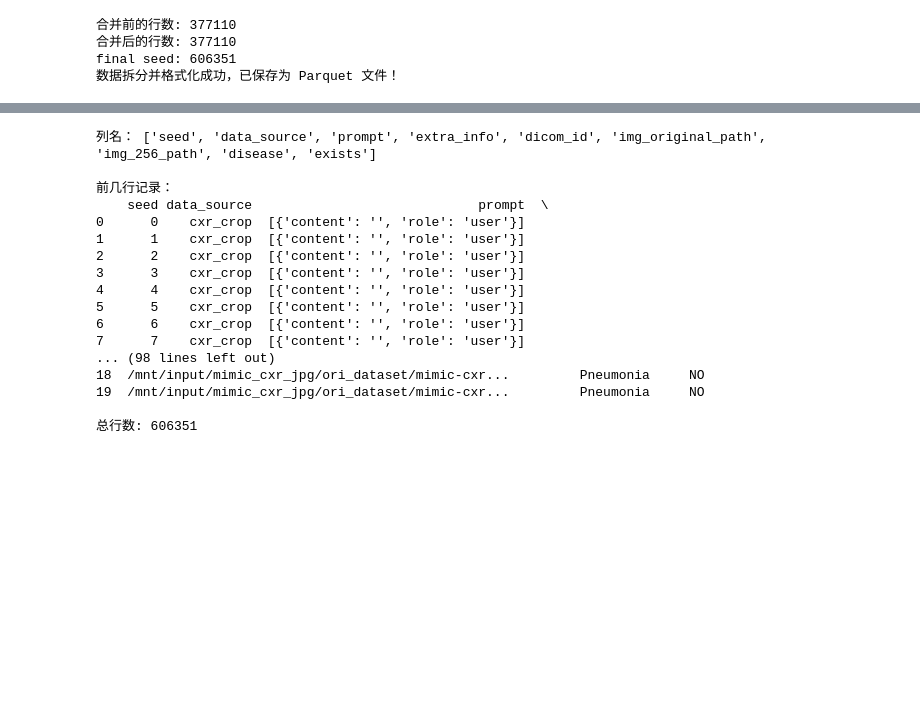
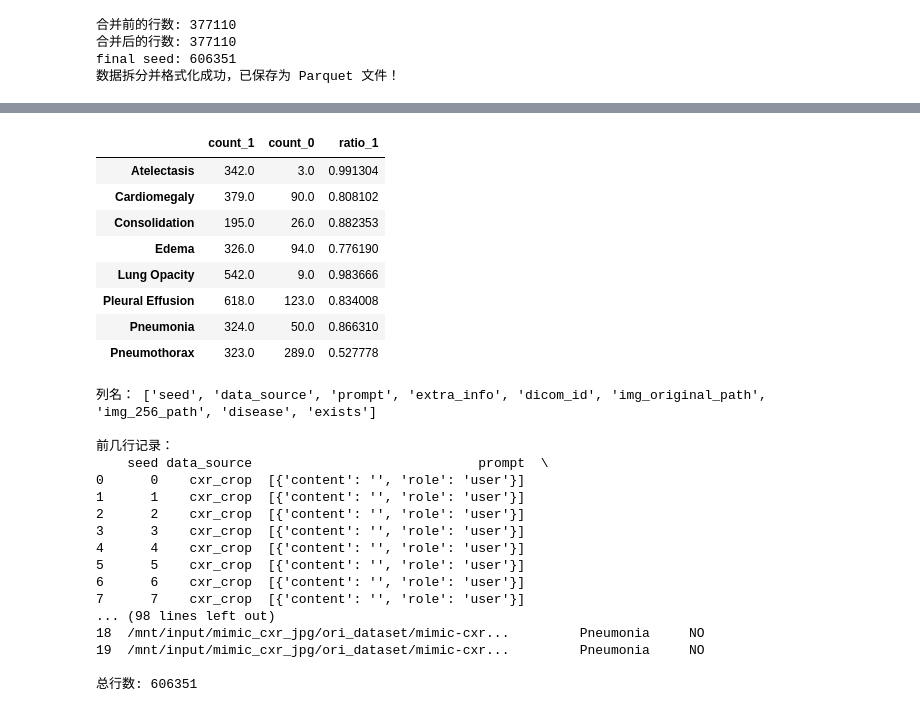
Before and after one commit to jackhu-bme/verl_new, a Jupyter notebook: cxr_data_process/code/process.ipynb, the cells around one changed output, grey strips where cells are left out. Cells and saved outputs as stored; diff of their text form; code cells hidden in the pictures; blank space fills up the shorter version.

```diff
--- a/cxr_data_process/code/process.ipynb
+++ b/cxr_data_process/code/process.ipynb
@@ -499,3 +537,42 @@ final seed: 606351
+# %%
+
+import pandas as pd
+
+# 加载 CSV 文件
+file_path = "/home/aiscuser/verl_new/cxr_data_process/ms_cxr_data/MS_CXR_combined.csv"
+df = pd.read_csv(file_path)
+
+# 给定的疾病列
+disease_columns = ['Atelectasis', 'Cardiomegaly', 'Consolidation', 'Edema', 'Lung Opacity', 'Pleural Effusion', 'Pneumonia', 'Pneumothorax']
+
+# 创建一个字典存储结果
+disease_counts = {}
+
+# 遍历每个疾病列
+for column in disease_columns:
+    # 计算1.0和0.0的个数
+    count_1 = df[column].apply(lambda x: 1 if x == 1.0 else 0).sum()
+    count_0 = df[column].apply(lambda x: 1 if x == 0.0 else 0).sum()
+    total = count_1 + count_0
+    ratio = count_1 / total if total > 0 else 0
+    disease_counts[column] = {
+        'count_1': count_1,
+        'count_0': count_0,
+        'ratio_1': ratio
+    }
+
+disease_counts_df = pd.DataFrame(disease_counts).T
+disease_counts_df
+# %% [output]
+|  | count_1 | count_0 | ratio_1 |
+| Atelectasis | 342.0 | 3.0 | 0.991304 |
+| Cardiomegaly | 379.0 | 90.0 | 0.808102 |
+| Consolidation | 195.0 | 26.0 | 0.882353 |
+| Edema | 326.0 | 94.0 | 0.776190 |
+| Lung Opacity | 542.0 | 9.0 | 0.983666 |
+| Pleural Effusion | 618.0 | 123.0 | 0.834008 |
+| Pneumonia | 324.0 | 50.0 | 0.866310 |
+| Pneumothorax | 323.0 | 289.0 | 0.527778 |
 # %%
 import pandas as pd
 
```
Also changed, not shown: parts of 1 cell of this notebook, 1 other file.
